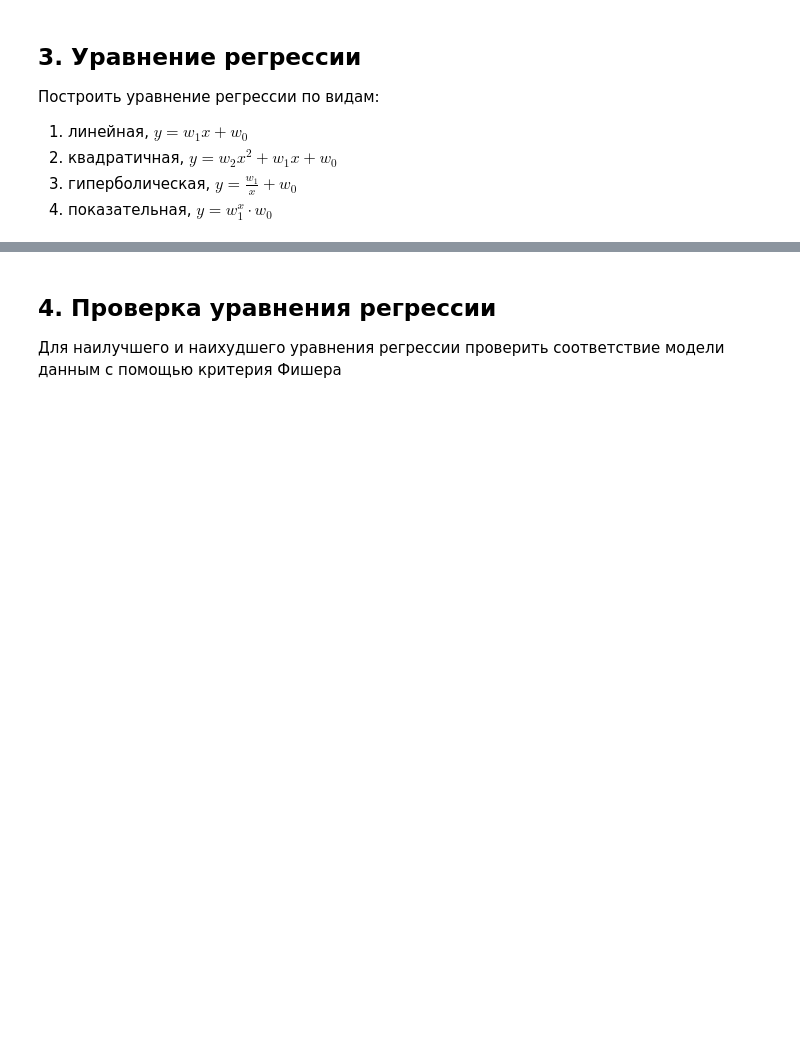
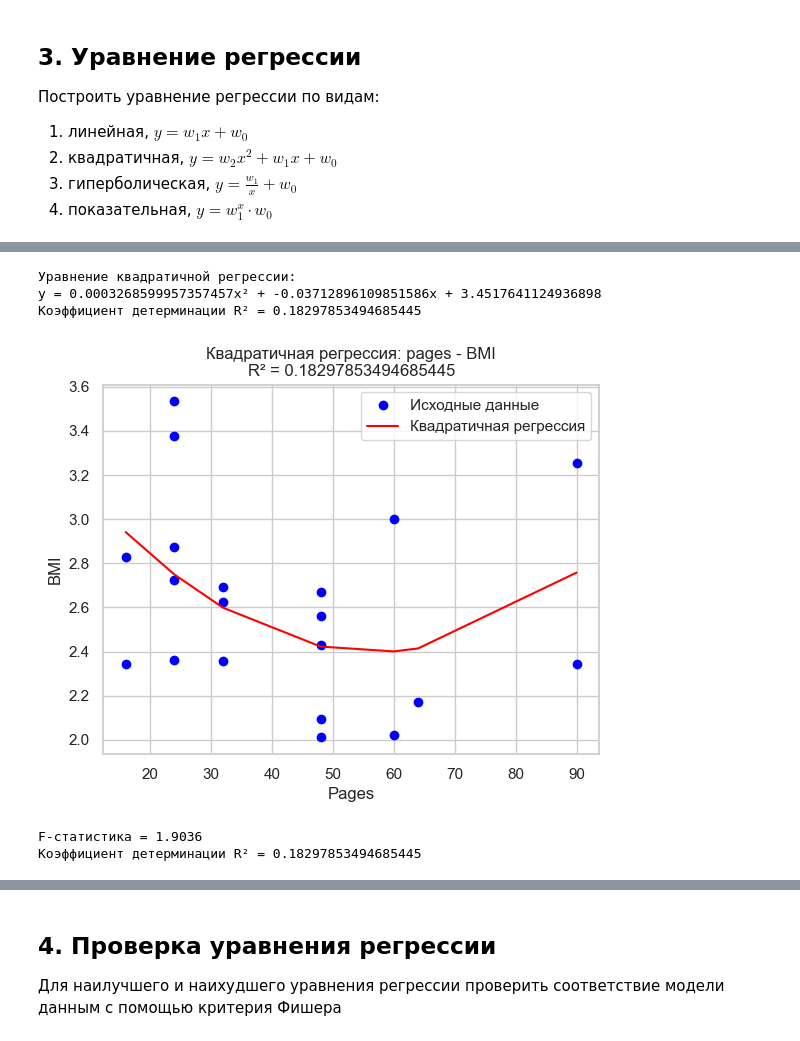
Before and after one commit to poluzerovT/oiad-11-2025, a Jupyter notebook: Samsonova/2.ipynb, the cells around one changed output, grey strips where cells are left out. Cells and saved outputs as stored; diff of their text form; code cells hidden in the pictures; blank space fills up the shorter version.

```diff
--- a/Samsonova/2.ipynb
+++ b/Samsonova/2.ipynb
@@ -296,0 +212,59 @@ plt.show()
+# %%
+sum_x = sum(pages)
+sum_x2 = sum(x**2 for x in pages)
+sum_x3 = sum(x**3 for x in pages)
+sum_x4 = sum(x**4 for x in pages)
+sum_y = sum(bmi)
+sum_xy = sum(pages[i] * bmi[i] for i in range(n))
+sum_x2y = sum((pages[i]**2) * bmi[i] for i in range(n))
+
+A = [
+    [sum_x4, sum_x3, sum_x2],
+    [sum_x3, sum_x2, sum_x],
+    [sum_x2, sum_x, n]
+]
+B = [sum_x2y, sum_xy, sum_y]
+
+w2, w1, w0 = np.linalg.solve(A, B)
+
+print("Уравнение квадратичной регрессии:")
+print(f"y = {w2}x² + {w1}x + {w0}")
+
+y_pred = [w2 * x**2 + w1 * x + w0 for x in pages]
+
+y_mean = sum(bmi) / n
+ss_res = sum((bmi[i] - y_pred[i])**2 for i in range(n))
+ss_tot = sum((bmi[i] - y_mean)**2 for i in range(n))
+r2_quadratic = 1 - ss_res / ss_tot
+
+quadratic_params = {'w2': w2, 'w1': w1, 'w0': w0, 'r2': r2_quadratic}
+
+print(f"Коэффициент детерминации R² = {r2_quadratic}")
+
+x_sorted = sorted(pages)
+y_fit = [w2 * x**2 + w1 * x + w0 for x in x_sorted]
+
+plt.scatter(pages, bmi, color='blue', label='Исходные данные')
+plt.plot(x_sorted, y_fit, color='red', label='Квадратичная регрессия')
+plt.title(f'Квадратичная регрессия: pages - BMI\nR² = {r2_quadratic}')
+plt.xlabel('Pages')
+plt.ylabel('BMI')
+plt.legend()
+plt.grid(True)
+plt.show()
+
+
+k = 3
+F_stat_quadratic = (r2_quadratic / (1 - r2_quadratic)) * ((n - k) / (k - 1))
+print(f"F-статистика = {F_stat_quadratic:.4f}")
+print(f"Коэффициент детерминации R² = {r2_quadratic}")
+
+
+quadratic_params['F_stat'] = F_stat_quadratic
+# %% [output]
+Уравнение квадратичной регрессии:
+y = 0.0003268599957357457x² + -0.03712896109851586x + 3.4517641124936898
+Коэффициент детерминации R² = 0.18297853494685445
+[figure, added]
+F-статистика = 1.9036
+Коэффициент детерминации R² = 0.18297853494685445
```
Also changed, not shown: parts of 6 cells of this notebook.
